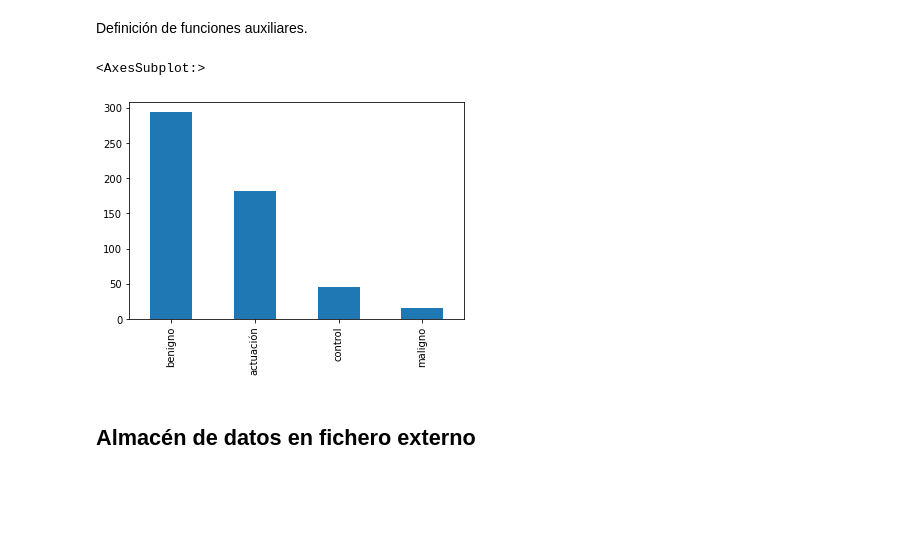
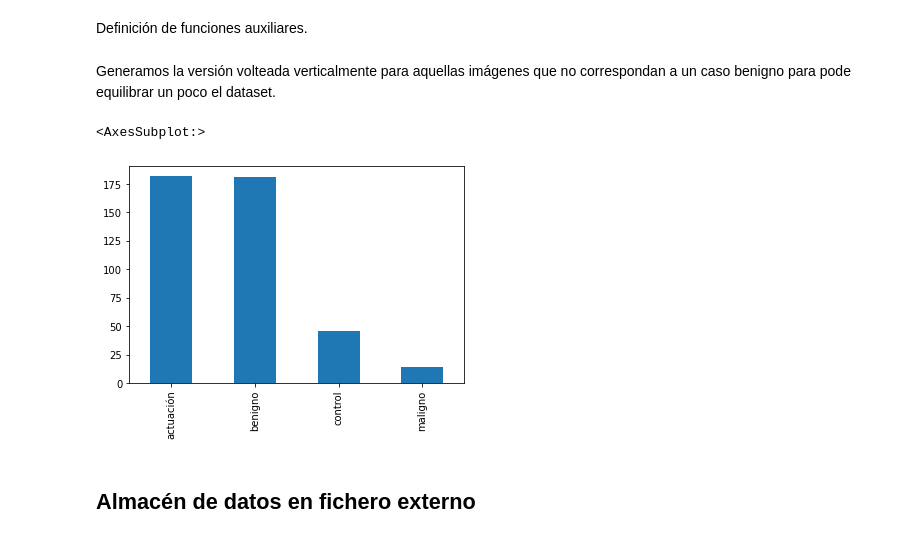
Before and after one commit to iveiras/tfm-2021, a Jupyter notebook: Preprocesamiento_Imágenes.ipynb, the cells around one changed output. Saved outputs shown, nothing was run; the diff lists cells and outputs as text; code cells hidden in the pictures; blank space fills up the shorter version.

```diff
--- a/Preprocesamiento_Imágenes.ipynb
+++ b/Preprocesamiento_Imágenes.ipynb
@@ -38,7 +37,7 @@ import os
 # %% [markdown]
 Listamos todos los ficheros de mamografías y los incorporamos en el dataframe.
 # %%
-ruta_img = ruta_INbreast + 'AllDICOMs\\'
+ruta_img = './Databases/INbreast/AllDICOMs/'
 filepaths = pd.DataFrame([os.path.basename(x) for x in glob2.glob(ruta_img + '*.dcm')], columns = ['File Path'])
 filepaths['File Name'] = filepaths['File Path'].astype(str).str[:8].astype(int)
 df_INbreast = etiquetas.merge(filepaths, on = 'File Name').drop(columns = ['File Name']).rename(columns = {'File Path': 'File Name'})
@@ -54,7 +53,7 @@ df_INbreast.head()
 Descartamos un porcentaje de casos benignos para balancear un poco el dataset.
 # %%
 random.seed(2021)
-fraccion = .5
+fraccion = .35
 casos = df_INbreast[['Case ID', 'Bi-Rads']].drop_duplicates(subset = ['Case ID'])
 casos = casos[casos['Bi-Rads'] == 'benigno'].sample(frac = fraccion)['Case ID']
 df_INbreast = df_INbreast[~df_INbreast['Case ID'].isin(casos)]
@@ -112,7 +111,7 @@ def crop(img):
 
     return img[y:y+h, x:x+w]
 
-def zero_padding(img, size):
+def zero_padding(img, size = 1024):
     """
     Zero padding to (size x size).
     """
@@ -133,11 +132,13 @@ def multi_dog(img):
 # %% [markdown]
 Cargamos las imágenes asociadas al dataset generado en el apartado anterior.
 # %%
+size_img = 1024
 imgs_loaded = pd.DataFrame(columns =  ['File Name', 'Image Array'])
+
 for img_path in df_INbreast['File Name']:
     img_array = read_image(ruta_img + img_path).astype(float)
     img_array *= 255.0 / img_array.max()
-    img_array = multi_dog(zero_padding(crop(img_array), 1024))
+    img_array = multi_dog(zero_padding(crop(img_array), size_img))
     imgs_loaded = imgs_loaded.append(pd.DataFrame([[img_path, img_array]], columns = ['File Name', 'Image Array']), ignore_index = True)
 
 df_INbreast = df_INbreast.merge(imgs_loaded, on = 'File Name')
@@ -154,15 +179,18 @@ Definición de funciones auxiliares.
 def vertFlip(img):
     transform = A.VerticalFlip(p = 1)
     return transform(image = img)['image']
+# %% [markdown]
+Generamos la versión volteada verticalmente para aquellas imágenes que no correspondan a un caso benigno para pode equilibrar un poco el dataset.
 # %%
 for index, row in df_INbreast.iterrows():
-    new_row = pd.DataFrame([[str(row['View']), str(row['Bi-Rads']), str(row['Case ID'] + '_Flip'), '-', vertFlip(row['Image Array'])]], columns = list(df_INbreast.columns))
-    df_INbreast = df_INbreast.append(new_row, ignore_index = True)
+    if row['Bi-Rads'] != 'benigno':
+        new_row = pd.DataFrame([[str(row['View']), str(row['Bi-Rads']), str(row['Case ID'] + '_Flip'), '-', vertFlip(row['Image Array'])]], columns = list(df_INbreast.columns))
+        df_INbreast = df_INbreast.append(new_row, ignore_index = True)
 
 df_INbreast['Bi-Rads'].value_counts().plot(kind = 'bar')
 # %% [output]
 <AxesSubplot:>
-[figure, old version]
+[figure, new version]
 # %% [markdown]
 ## Almacén de datos en fichero externo
 # %%
```
Also changed, not shown: parts of 13 cells of this notebook.
